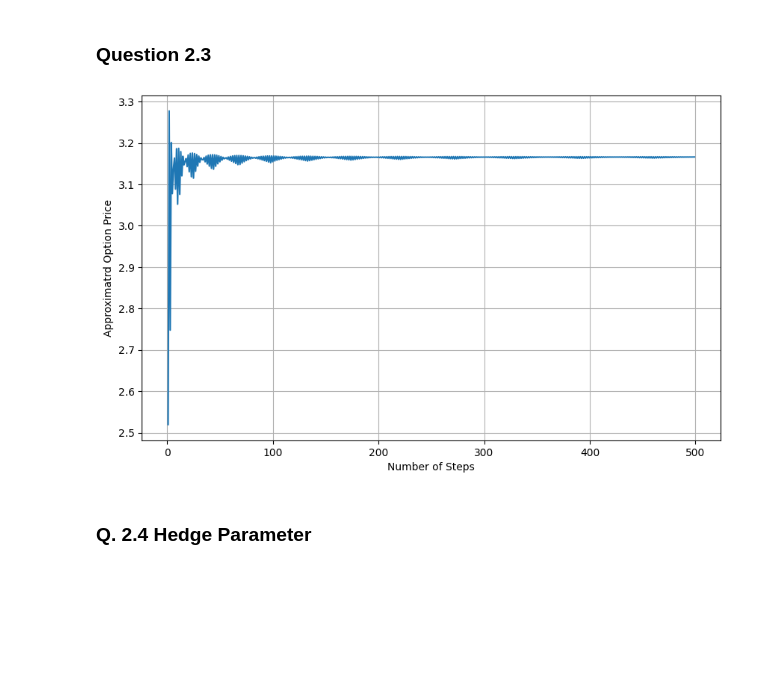
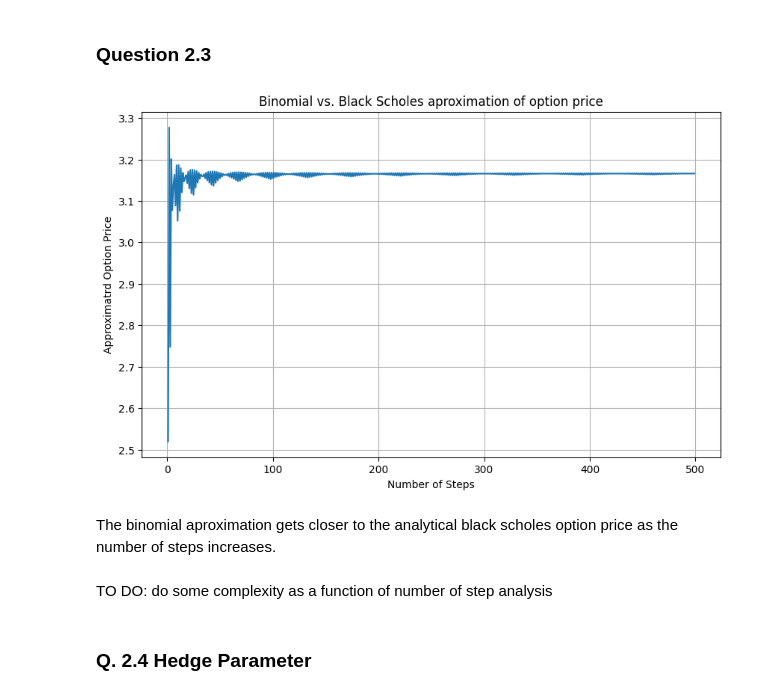
Before and after one commit to NitaiNijholt/ComputationalFinance, a Jupyter notebook: Assignments/Assignment_1/Assignment_1_code.ipynb, the cells around one changed output. Drawn from its saved outputs; the diff is of its cells as text; code cells hidden in the pictures; blank space fills up the shorter version.

```diff
--- a/Assignments/Assignment_1/Assignment_1_code.ipynb
+++ b/Assignments/Assignment_1/Assignment_1_code.ipynb
@@ -445,29 +445,35 @@ The deviation from the analytical value is higher for higher volatility values.
 # %%
 # Play around with different ranges of N and step sizes.
 K = 85
 r = 0.06
 S0 = 80
 σ = 0.1
 T = 1
 N = np.arange(1,500)
 
 approximatedPrices = []
 
 # calculate option price for each n in N
 for n in N:
     treeN = buildTree(S=S0, vol = σ, T = T, N = n)
     optionMatrix = valueOptionMatrix(tree=treeN, T=T, r=r, K=K, vol=σ, option_type='call', position='long', N = n)
     priceApproximately = optionMatrix[0,0] # This is our f0 at the root of the tree we want to calculate
     approximatedPrices.append(priceApproximately)
 
 ## Plotting convergence of option price as N increases
 plt.figure(figsize=(10, 6))
 plt.plot(N, approximatedPrices)
+plt.title('Binomial vs. Black Scholes aproximation of option price')
 plt.xlabel("Number of Steps")
 plt.ylabel("Approximatrd Option Price")
 plt.grid(True)
 # %% [output]
-[figure, old version]
+[figure, new version]
+# %% [markdown]
+
+The binomial aproximation gets closer to the analytical black scholes option price as the number of steps increases.
+# %% [markdown]
+TO DO: do some complexity as a function of number of step analysis
 # %% [markdown]
 ### Q. 2.4 Hedge Parameter
 # %%
```
Also changed, not shown: parts of 3 cells of this notebook.
